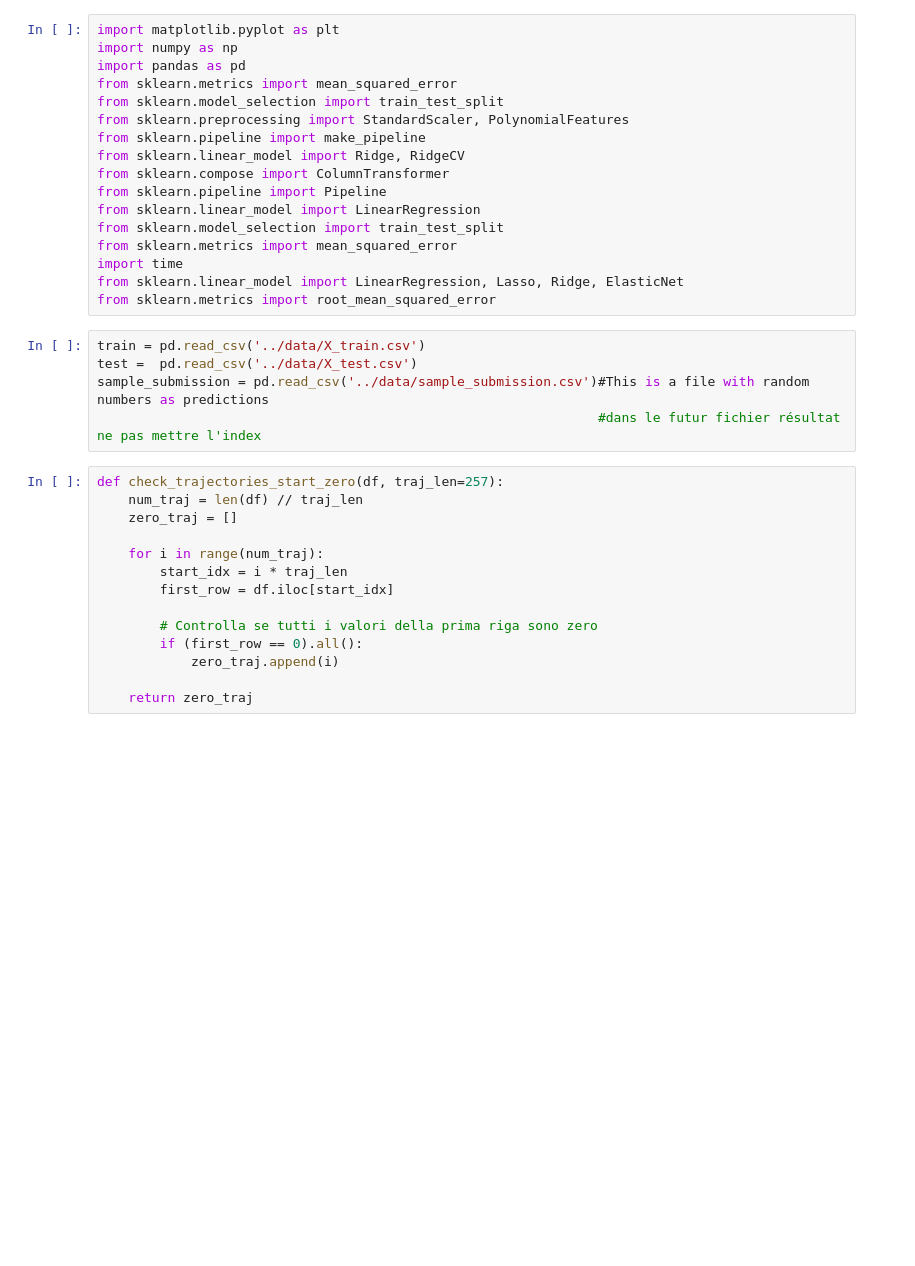
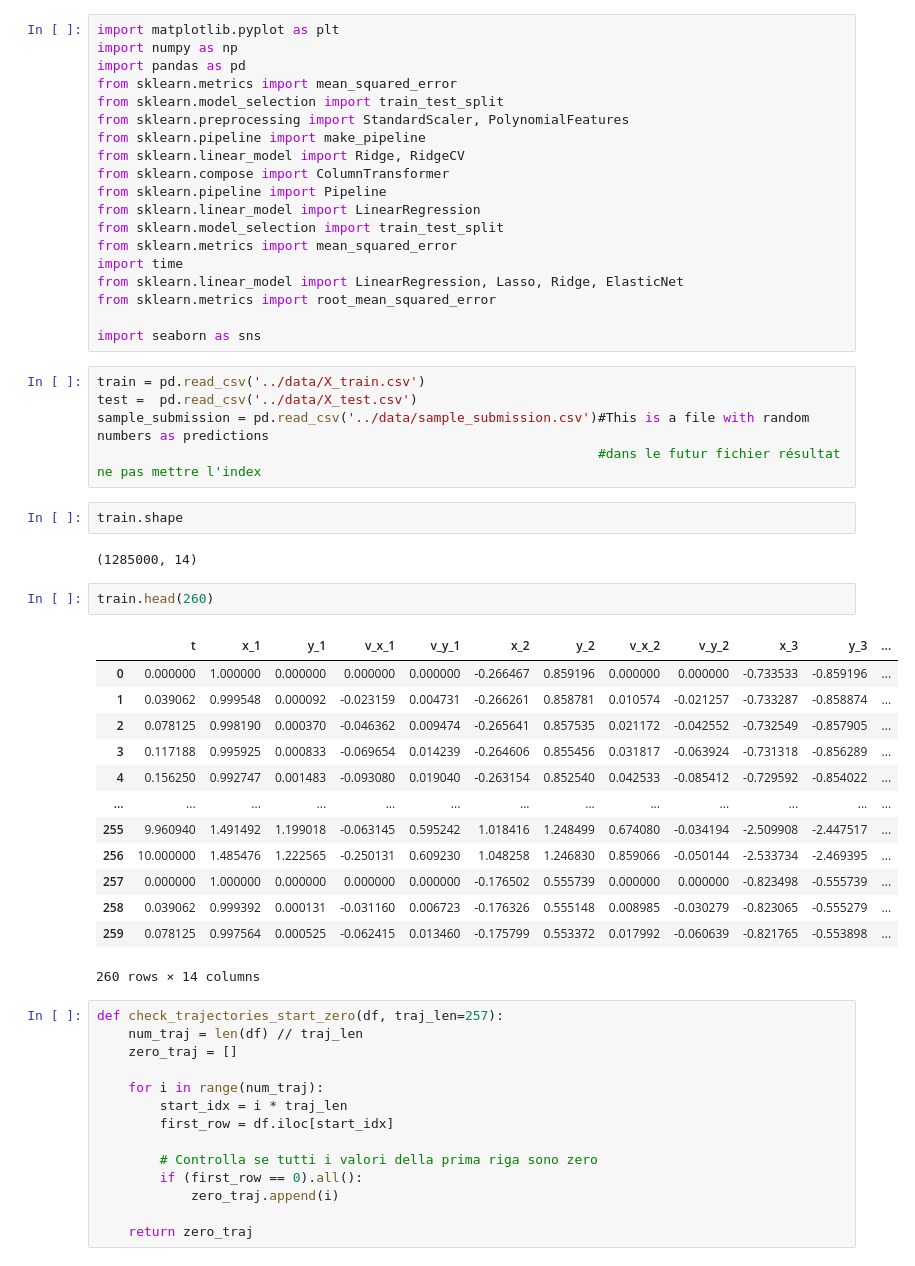
Before and after one commit to PLONTZNathan/MachineLearning_Assignment1, a Jupyter notebook: src/task1.ipynb, the cells around one changed output. Drawn from its saved outputs; the diff is of its cells as text; blank space fills up the shorter version.

```diff
--- a/src/task1.ipynb
+++ b/src/task1.ipynb
@@ -15,11 +15,33 @@ from sklearn.metrics import mean_squared_error
 import time
 from sklearn.linear_model import LinearRegression, Lasso, Ridge, ElasticNet
 from sklearn.metrics import root_mean_squared_error
+
+import seaborn as sns
 # %%
 train = pd.read_csv('../data/X_train.csv')
 test =  pd.read_csv('../data/X_test.csv')
 sample_submission = pd.read_csv('../data/sample_submission.csv')#This is a file with random numbers as predictions
                                                                 #dans le futur fichier résultat ne pas mettre l'index
+# %%
+train.shape
+# %% [output]
+(1285000, 14)
+# %%
+train.head(260)
+# %% [output]
+|  | t | x_1 | y_1 | v_x_1 | v_y_1 | x_2 | y_2 | v_x_2 | v_y_2 | x_3 | y_3 | ... |
+| 0 | 0.000000 | 1.000000 | 0.000000 | 0.000000 | 0.000000 | -0.266467 | 0.859196 | 0.000000 | 0.000000 | -0.733533 | -0.859196 | ... |
+| 1 | 0.039062 | 0.999548 | 0.000092 | -0.023159 | 0.004731 | -0.266261 | 0.858781 | 0.010574 | -0.021257 | -0.733287 | -0.858874 | ... |
+| 2 | 0.078125 | 0.998190 | 0.000370 | -0.046362 | 0.009474 | -0.265641 | 0.857535 | 0.021172 | -0.042552 | -0.732549 | -0.857905 | ... |
+| 3 | 0.117188 | 0.995925 | 0.000833 | -0.069654 | 0.014239 | -0.264606 | 0.855456 | 0.031817 | -0.063924 | -0.731318 | -0.856289 | ... |
+| 4 | 0.156250 | 0.992747 | 0.001483 | -0.093080 | 0.019040 | -0.263154 | 0.852540 | 0.042533 | -0.085412 | -0.729592 | -0.854022 | ... |
+| ... | ... | ... | ... | ... | ... | ... | ... | ... | ... | ... | ... | ... |
+| 255 | 9.960940 | 1.491492 | 1.199018 | -0.063145 | 0.595242 | 1.018416 | 1.248499 | 0.674080 | -0.034194 | -2.509908 | -2.447517 | ... |
+| 256 | 10.000000 | 1.485476 | 1.222565 | -0.250131 | 0.609230 | 1.048258 | 1.246830 | 0.859066 | -0.050144 | -2.533734 | -2.469395 | ... |
+| 257 | 0.000000 | 1.000000 | 0.000000 | 0.000000 | 0.000000 | -0.176502 | 0.555739 | 0.000000 | 0.000000 | -0.823498 | -0.555739 | ... |
+| 258 | 0.039062 | 0.999392 | 0.000131 | -0.031160 | 0.006723 | -0.176326 | 0.555148 | 0.008985 | -0.030279 | -0.823065 | -0.555279 | ... |
+| 259 | 0.078125 | 0.997564 | 0.000525 | -0.062415 | 0.013460 | -0.175799 | 0.553372 | 0.017992 | -0.060639 | -0.821765 | -0.553898 | ... |
+260 rows × 14 columns
 # %%
 def check_trajectories_start_zero(df, traj_len=257):
     num_traj = len(df) // traj_len
```
Also changed, not shown: parts of 12 cells of this notebook.
